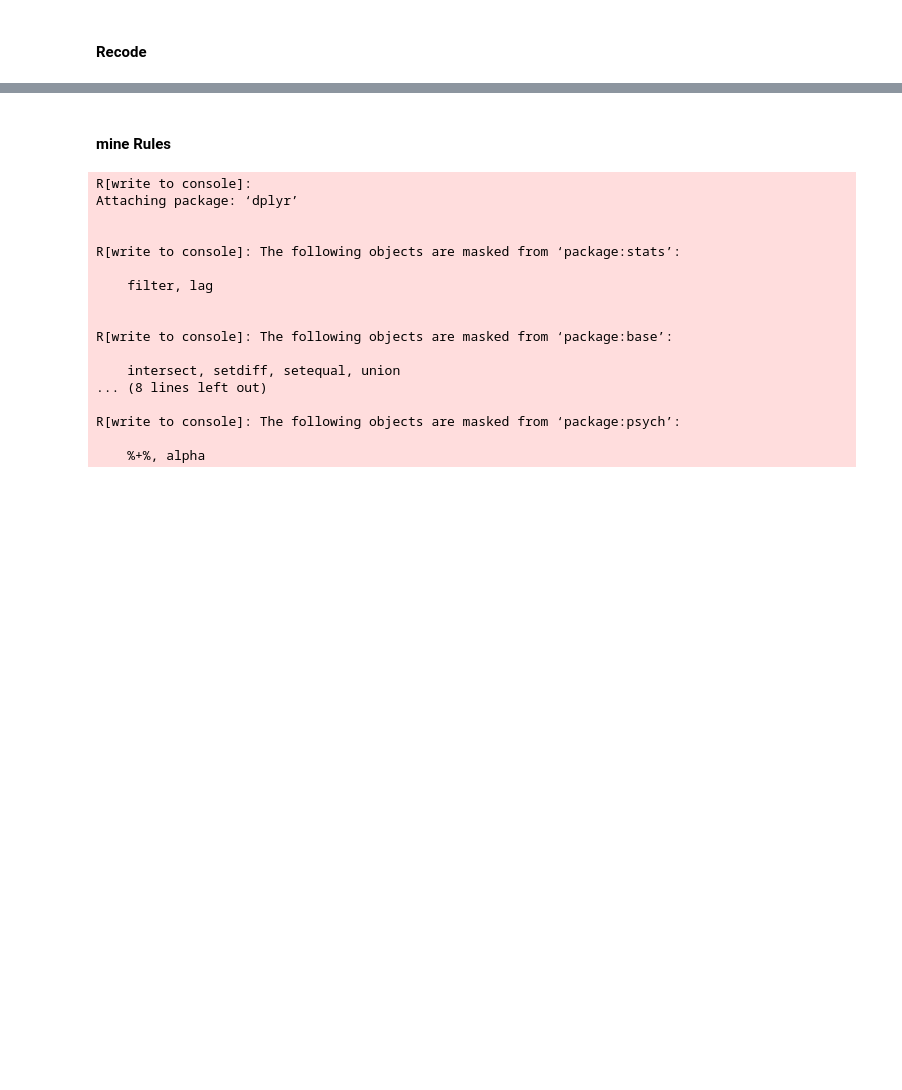
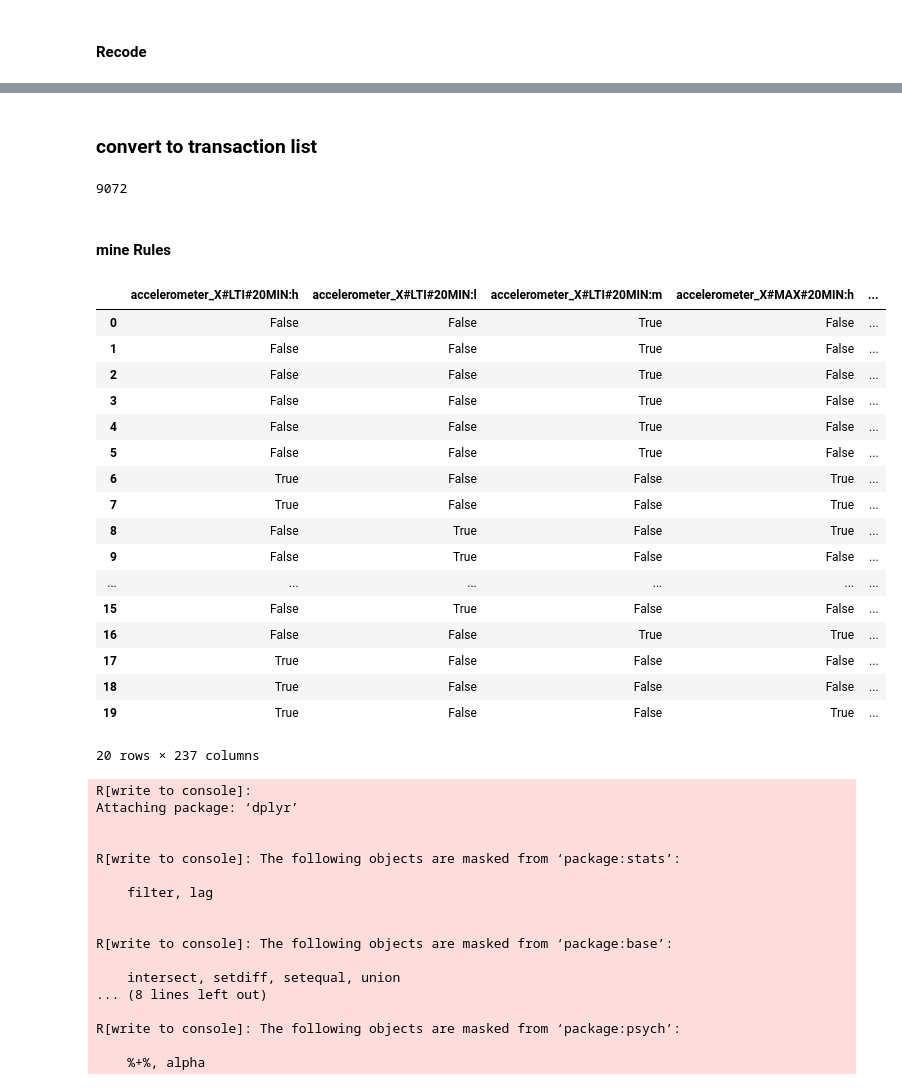
Before and after one commit to Jumabek/receptivity, a Jupyter notebook: analysis/Association Rule Mining.ipynb, the cells around one changed output, grey strips where cells are left out. Cells and saved outputs as stored; diff of their text form; code cells hidden in the pictures; blank space fills up the shorter version.

```diff
--- a/analysis/Association Rule Mining.ipynb
+++ b/analysis/Association Rule Mining.ipynb
@@ -406,9 +417,9 @@ with on_ray(object_store_memory=2e10, ignore_reinit_error=True, num_cpus=40):
 # %%
 
 
-from feature_preprocessing import impute_support_features
 measurement = pd.DataFrame(
-    columns=['window size','number of subwindows','percentage of missing features']
+    columns=['window size','number of subwindows'
+             ,'percentage of missing features']
 )
 with on_ray(object_store_memory=2e10, ignore_reinit_error=True, num_cpus=40):
     for i, (window_name, window_size) in enumerate(windows.items()):
@@ -973,8 +929,9 @@ def discretize_df(data, cols, pid):
 
 
 df_recoded = []
-for pid in tqdm(sliding_subfeatures.index.get_level_values('pid').unique()):
-    res = discretize_df(sliding_subfeatures.loc[pid],sliding_subfeatures.columns.tolist(), pid)
+for pid in tqdm(imputed_sliding_features.index.get_level_values('pid').unique()):
+    res = discretize_df(imputed_sliding_features.loc[pid],
+                        imputed_sliding_features.columns.tolist(), pid)
     df_recoded.append(res)
 df_recoded = pd.concat(df_recoded)
 df_recoded = df_recoded.astype('str').fillna('missing').astype('category')
@@ -1029,2 +956,48 @@ The numbers of 1-3 labels of PID3028 are: 13, 3, 14
+# %% [markdown]
+### convert to transaction list
+# %%
+dataset = []
+for i, r in df_recoded.iterrows():
+    transaction = [f'{featurename}:{value}'
+                   for featurename, value in zip(r.index, r.values)]
+    dataset.append(transaction)
+len(dataset)
+# %% [output]
+9072
 # %% [markdown]
 #### mine Rules
+# %%
+import pandas as pd
+from mlxtend.preprocessing import TransactionEncoder
+from mlxtend.frequent_patterns import apriori, fpmax, fpgrowth
+
+
+# dataset = [['Milk', 'Onion', 'Nutmeg', 'Kidney Beans', 'Eggs', 'Yogurt'],
+#            ['Dill', 'Onion', 'Nutmeg', 'Kidney Beans', 'Eggs', 'Yogurt'],
+#            ['Milk', 'Apple', 'Kidney Beans', 'Eggs'],
+#            ['Milk', 'Unicorn', 'Corn', 'Kidney Beans', 'Yogurt'],
+#            ['Corn', 'Onion', 'Onion', 'Kidney Beans', 'Ice cream', 'Eggs']]
+
+te = TransactionEncoder()
+te_ary = te.fit(dataset[:20]).transform(dataset[:20])
+df = pd.DataFrame(te_ary, columns=te.columns_)
+df
+# %% [output]
+|  | accelerometer_X#LTI#20MIN:h | accelerometer_X#LTI#20MIN:l | accelerometer_X#LTI#20MIN:m | accelerometer_X#MAX#20MIN:h | ... |
+| 0 | False | False | True | False | ... |
+| 1 | False | False | True | False | ... |
+| 2 | False | False | True | False | ... |
+| 3 | False | False | True | False | ... |
+| 4 | False | False | True | False | ... |
+| 5 | False | False | True | False | ... |
+| 6 | True | False | False | True | ... |
+| 7 | True | False | False | True | ... |
+| 8 | False | True | False | True | ... |
+| 9 | False | True | False | False | ... |
+| ... | ... | ... | ... | ... | ... |
+| 15 | False | True | False | False | ... |
+| 16 | False | False | True | True | ... |
+| 17 | True | False | False | False | ... |
+| 18 | True | False | False | False | ... |
+| 19 | True | False | False | True | ... |
+20 rows × 237 columns
```
Also changed, not shown: parts of 31 cells of this notebook, 14 other files.
